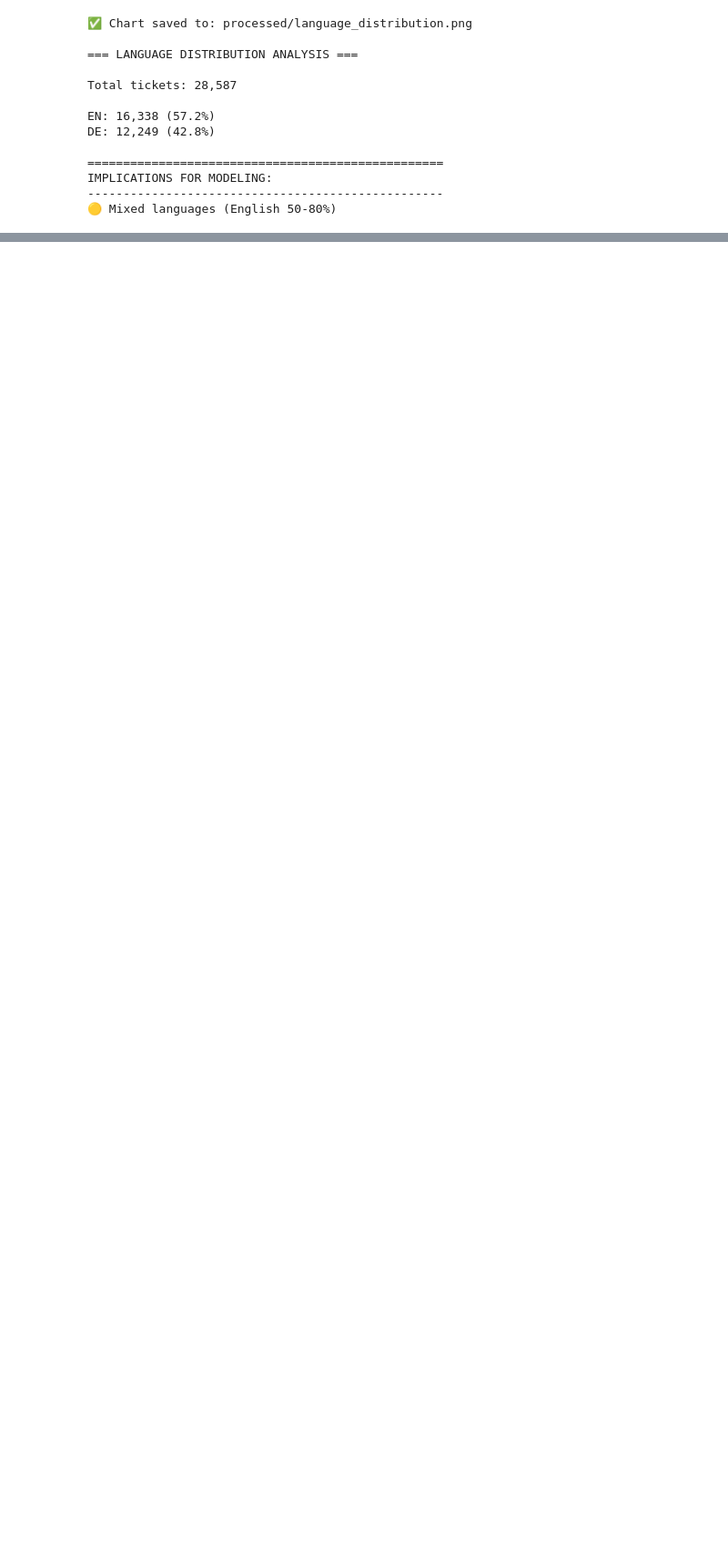
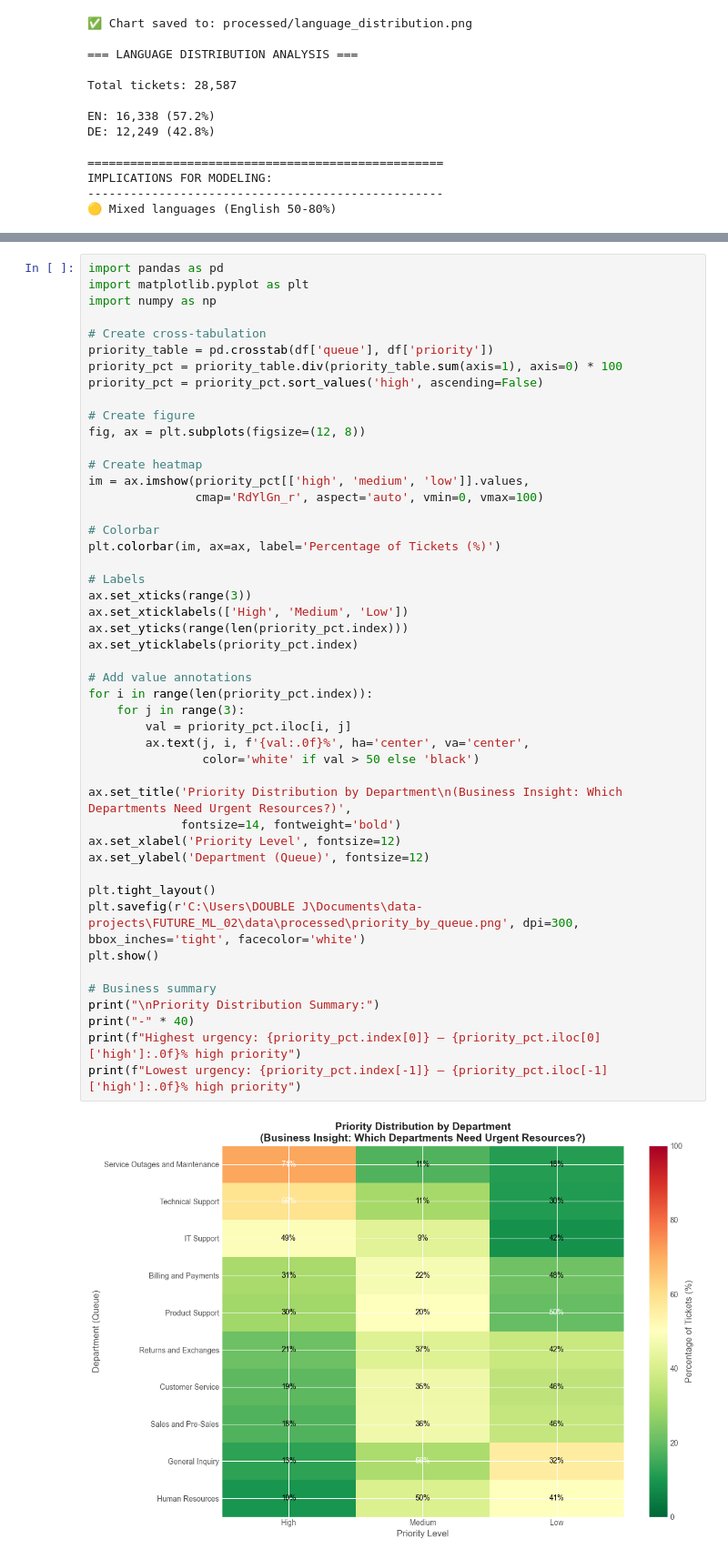
Before and after one commit to Aluka-Analysis/FUTURE_ML_02, a Jupyter notebook: notebooks/eda.ipynb, the cells around one changed output, grey strips where cells are left out. Shown at 91% size. Drawn from its saved outputs; the diff is of its cells as text; blank space fills up the shorter version.

```diff
--- a/notebooks/eda.ipynb
+++ b/notebooks/eda.ipynb
@@ -1134,0 +1646,49 @@ IMPLICATIONS FOR MODELING:
+# %%
+import pandas as pd
+import matplotlib.pyplot as plt
+import numpy as np
+
+# Create cross-tabulation
+priority_table = pd.crosstab(df['queue'], df['priority'])
+priority_pct = priority_table.div(priority_table.sum(axis=1), axis=0) * 100
+priority_pct = priority_pct.sort_values('high', ascending=False)
+
+# Create figure
+fig, ax = plt.subplots(figsize=(12, 8))
+
+# Create heatmap
+im = ax.imshow(priority_pct[['high', 'medium', 'low']].values,
+               cmap='RdYlGn_r', aspect='auto', vmin=0, vmax=100)
+
+# Colorbar
+plt.colorbar(im, ax=ax, label='Percentage of Tickets (%)')
+
+# Labels
+ax.set_xticks(range(3))
+ax.set_xticklabels(['High', 'Medium', 'Low'])
+ax.set_yticks(range(len(priority_pct.index)))
+ax.set_yticklabels(priority_pct.index)
+
+# Add value annotations
+for i in range(len(priority_pct.index)):
+    for j in range(3):
+        val = priority_pct.iloc[i, j]
+        ax.text(j, i, f'{val:.0f}%', ha='center', va='center',
+                color='white' if val > 50 else 'black')
+
+ax.set_title('Priority Distribution by Department\n(Business Insight: Which Departments Need Urgent Resources?)',
+             fontsize=14, fontweight='bold')
+ax.set_xlabel('Priority Level', fontsize=12)
+ax.set_ylabel('Department (Queue)', fontsize=12)
+
+plt.tight_layout()
+plt.savefig(r'C:\Users\DOUBLE J\Documents\data-projects\FUTURE_ML_02\data\processed\priority_by_queue.png', dpi=300, bbox_inches='tight', facecolor='white')
+plt.show()
+
+# Business summary
+print("\nPriority Distribution Summary:")
+print("-" * 40)
+print(f"Highest urgency: {priority_pct.index[0]} — {priority_pct.iloc[0]['high']:.0f}% high priority")
+print(f"Lowest urgency: {priority_pct.index[-1]} — {priority_pct.iloc[-1]['high']:.0f}% high priority")
+# %% [output]
+[figure, added]
```
Also changed, not shown: parts of 13 cells of this notebook, 4 other files.
